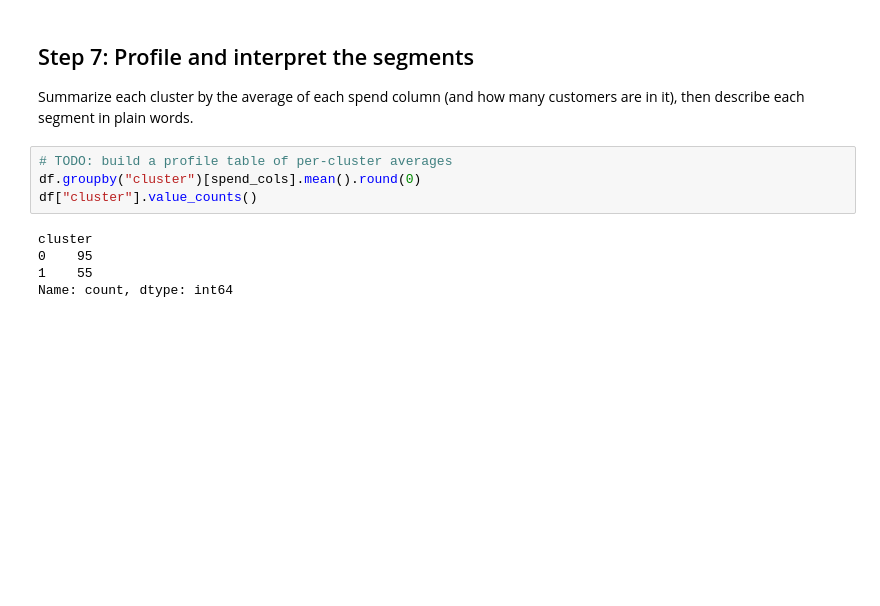
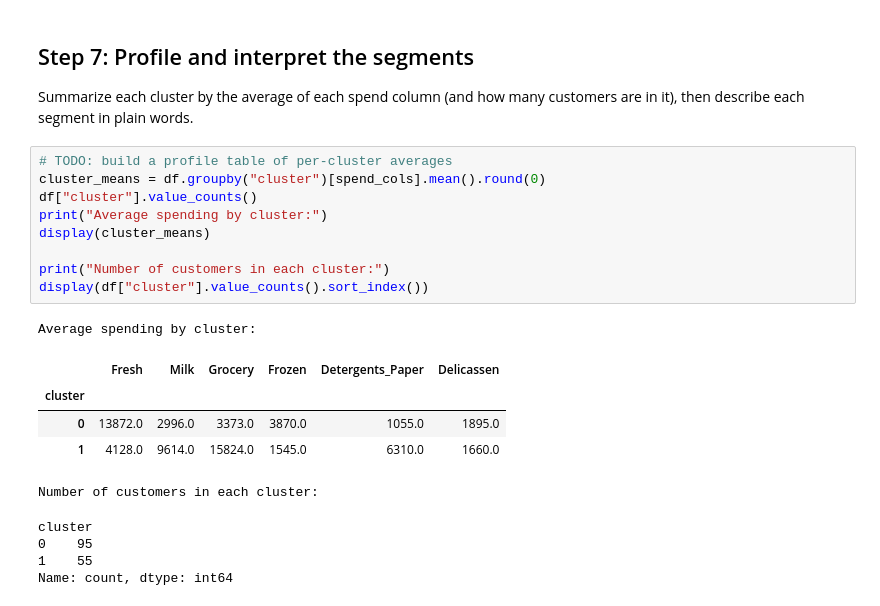
Before and after one commit to SylarJolly/CSCI-4047-800, a Jupyter notebook: Mod08 Clustering/Assignment/clustering_assignment.ipynb, the cells around one changed output. Drawn from its saved outputs; the diff is of its cells as text; blank space fills up the shorter version.

```diff
--- a/Mod08 Clustering/Assignment/clustering_assignment.ipynb
+++ b/Mod08 Clustering/Assignment/clustering_assignment.ipynb
@@ -205,13 +167,24 @@ Summarize each cluster by the average of each spend column (and how many custome
 then describe each segment in plain words.
 # %%
 # TODO: build a profile table of per-cluster averages
-df.groupby("cluster")[spend_cols].mean().round(0)
+cluster_means = df.groupby("cluster")[spend_cols].mean().round(0)
 df["cluster"].value_counts()
+print("Average spending by cluster:")
+display(cluster_means)
+
+print("Number of customers in each cluster:")
+display(df["cluster"].value_counts().sort_index())
 # %% [output]
-cluster
-0    95
-1    55
-Name: count, dtype: int64
+Average spending by cluster:
+|  | Fresh | Milk | Grocery | Frozen | Detergents_Paper | Delicassen |
+| cluster |  |  |  |  |  |  |
+| 0 | 13872.0 | 2996.0 | 3373.0 | 3870.0 | 1055.0 | 1895.0 |
+| 1 | 4128.0 | 9614.0 | 15824.0 | 1545.0 | 6310.0 | 1660.0 |
+Number of customers in each cluster:
+cluster
+0    95
+1    55
+Name: count, dtype: int64
 # %% [markdown]
 ## Step 8: Findings
 
```
Also changed, not shown: parts of 5 cells of this notebook, 1 other file.
